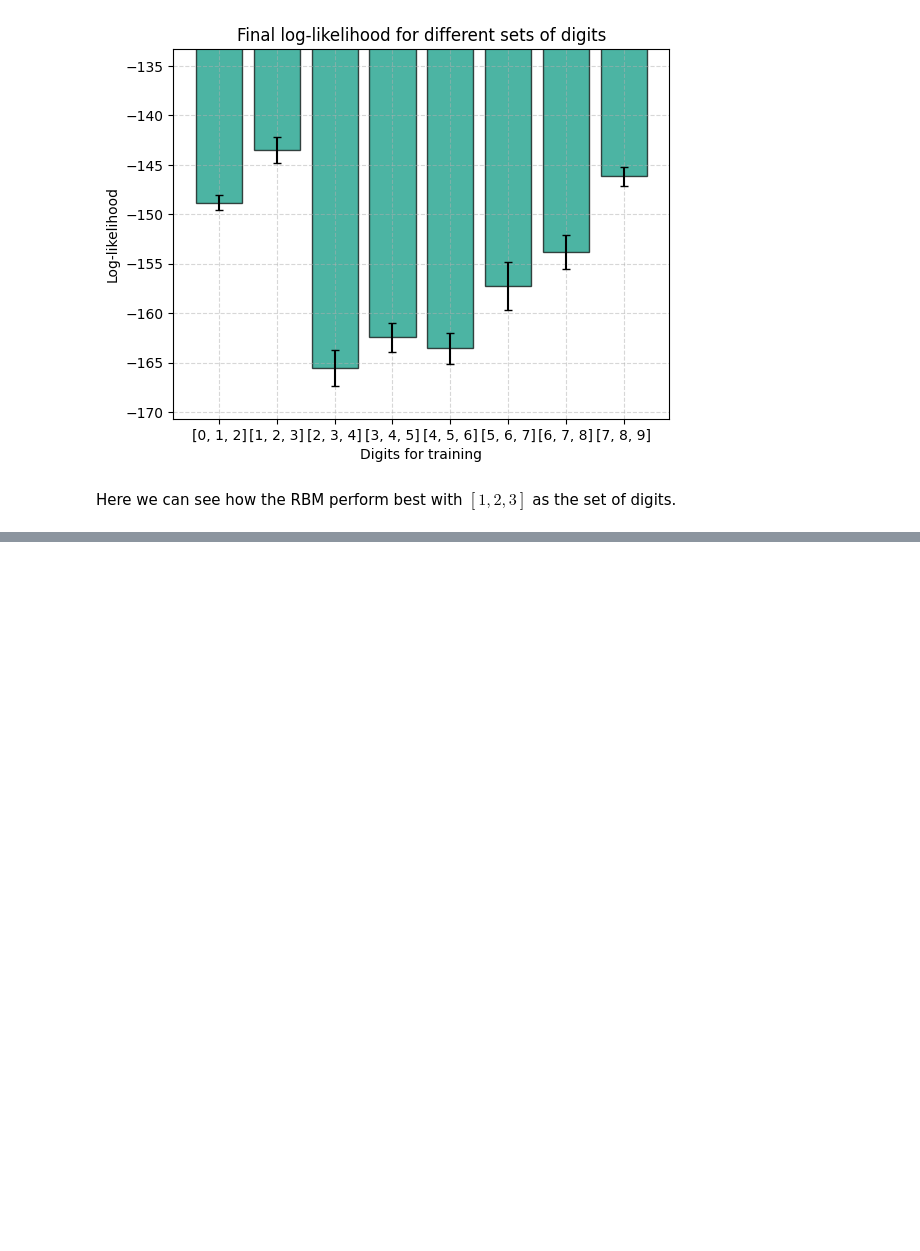
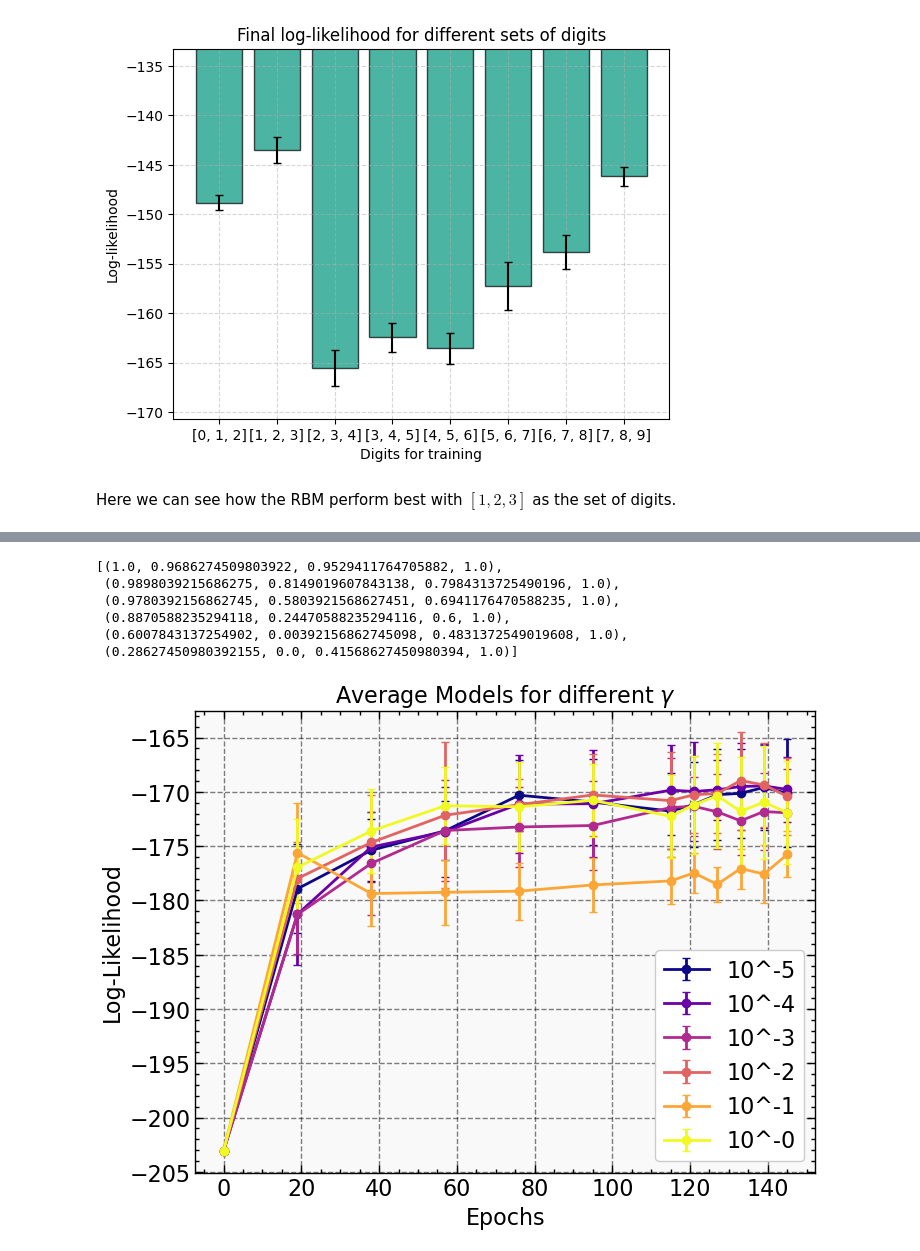
Before and after one commit to AlbertoCasellato/LCP-B, a Jupyter notebook: ex2/group2505_exercise2.ipynb, the cells around one changed output, grey strips where cells are left out. Drawn from its saved outputs; the diff is of its cells as text; code cells hidden in the pictures; blank space fills up the shorter version.

```diff
--- a/ex2/group2505_exercise2.ipynb
+++ b/ex2/group2505_exercise2.ipynb
@@ -1092,5 +1172,5 @@ for i, gamma in enumerate(tqdm(gamma_values, desc="Gamma values")):
         rbm.initialize_params()
         rbm.training(epochs=150, optimizer="RMSprop", cd_steps=3, gamma=eval(gamma), verbose=True)
         rbm.likelihood_history(12, n_last_likelihoods, steps)
-        save_model(rbm, f"DATA/6L_150e_RMS_gamma{i+1}_run{j+1}")
+        save_model(rbm, f"DATA/6L_150e_RMS_gamma{i+1}_run{j+1}")"""
 # %% [output]
@@ -1109,0 +1178,10 @@ Gamma n° 2 (of 6)
+# %%
+models = []
+
+for i in range(0, 6):
+    tmp = []
+    for j in range(0, 10):
+        tmp.append(load_model(f"DATA/6L_150e_RMS_gamma{i+1}_run{j+1}"))
+    #####
+    models.append(tmp)
+#####
@@ -1109,0 +1208,40 @@ Gamma n° 2 (of 6)
+# %%
+list_e = models[0][0].log_likelihood.esit_ix
+list_l_avg = []
+list_l_std = []
+
+for models_opt in models:
+    likelihoods = np.array([model.log_likelihood.esit for model in models_opt])
+    list_l_avg.append(likelihoods.mean(axis=0))
+    list_l_std.append(likelihoods.std(axis=0))
+#####
+
+cmap = cm.plasma
+colors = [cmap(i) for i in np.linspace(0,1,len(models))]
+# %%
+colors
+# %% [output]
+[(1.0, 0.9686274509803922, 0.9529411764705882, 1.0),
+ (0.9898039215686275, 0.8149019607843138, 0.7984313725490196, 1.0),
+ (0.9780392156862745, 0.5803921568627451, 0.6941176470588235, 1.0),
+ (0.8870588235294118, 0.24470588235294116, 0.6, 1.0),
+ (0.6007843137254902, 0.00392156862745098, 0.4831372549019608, 1.0),
+ (0.28627450980392155, 0.0, 0.41568627450980394, 1.0)]
+# %%
+import scienceplots
+plt.style.use(["science", "grid", "notebook"])
+
+cmap = plt.cm.plasma
+plt.figure(figsize=(8, 6))
+for i, (avg, std) in enumerate(zip(list_l_avg, list_l_std)):
+    plt.errorbar(list_e, avg, yerr=std, fmt="o-", color=colors[i], label=f"10^-{5-i}", capsize=3)
+
+plt.gca().set_facecolor('#f9f9f9')
+plt.legend()
+plt.grid(True)
+plt.title("Average Models for different $\gamma$")
+plt.xlabel("Epochs")
+plt.ylabel("Log-Likelihood")
+plt.show()
+# %% [output]
+[figure, added]
```
Also changed, not shown: parts of 9 cells of this notebook, 51 other files.
